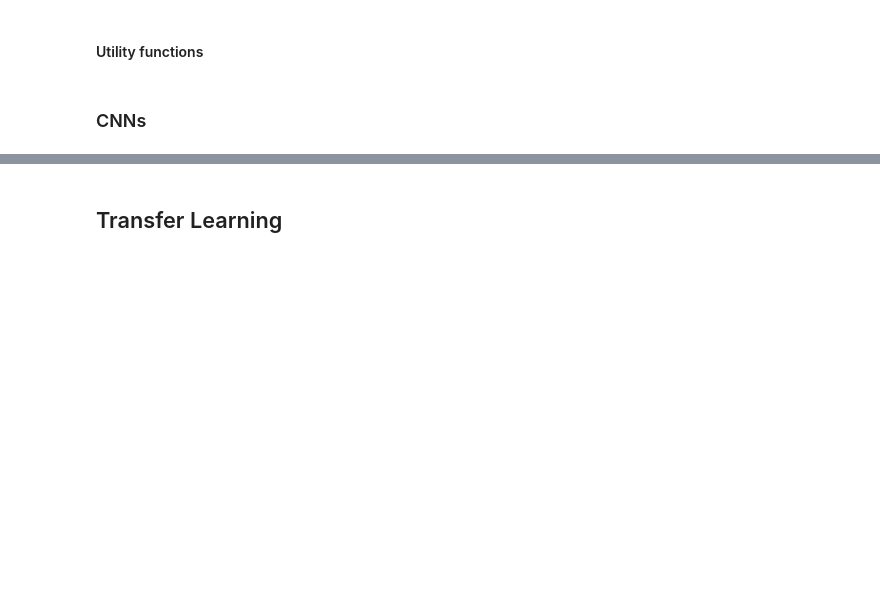
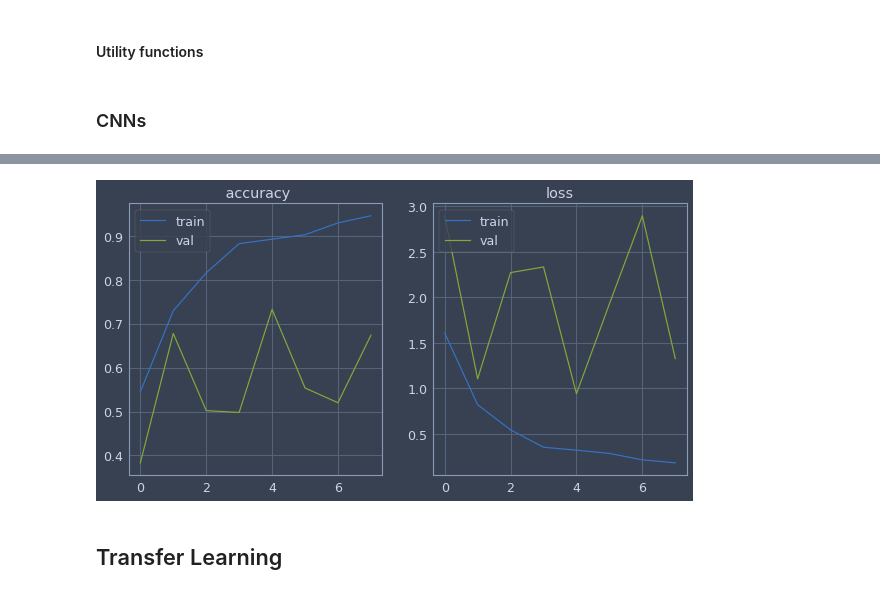
Before and after one commit to pyaf/kaggle_code, a Jupyter notebook: plant-seedlings-classifications/keras.ipynb, the cells around one changed output, grey strips where cells are left out. Cells and saved outputs as stored; diff of their text form; code cells hidden in the pictures; blank space fills up the shorter version.

```diff
--- a/plant-seedlings-classifications/keras.ipynb
+++ b/plant-seedlings-classifications/keras.ipynb
@@ -55,6 +59,13 @@ X_test = np.load('data/preprocessed/X_test.npy')
 X_train.shape, Y_train.shape, X_test.shape
 # %% [output]
 ((4750, 224, 224, 3), (4750, 12), (794, 224, 224, 3))
+# %%
+X_train /= 255
+X_test /= 255
+# %%
+#shuffle the data
+idx = np.random.permutation(len(X_train))
+X_train,Y_train = X_train[idx], Y_train[idx]
 # %% [markdown]
 #### Utility functions
 # %%
@@ -109,8 +142,8 @@ def seqModel():
 # %%
 cnnmodel = seqModel()
 # %%
-cnnmodel_history = cnnmodel.fit(X_train, Y_train, batch_size=5, epochs=20, validation_split=0.2,
-             callbacks=[EarlyStopping(monitor='val_acc', patience=3, verbose=1)])
+cnnmodel_history = cnnmodel.fit(X_train, Y_train, batch_size=30, epochs=20, validation_split=0.2, shuffle=True,
+             callbacks=[EarlyStopping(monitor='val_loss', patience=3, verbose=1)])
 # %% [output]
 Train on 3800 samples, validate on 950 samples
 Epoch 1/20
@@ -132,3 +168,7 @@ Epoch 00012: early stopping
+# %%
+plot_training(cnnmodel_history)
+# %% [output]
+[figure, added]
 # %% [markdown]
 ## Transfer Learning
 # %%
```
Also changed, not shown: parts of 10 cells of this notebook, 5 other files.
